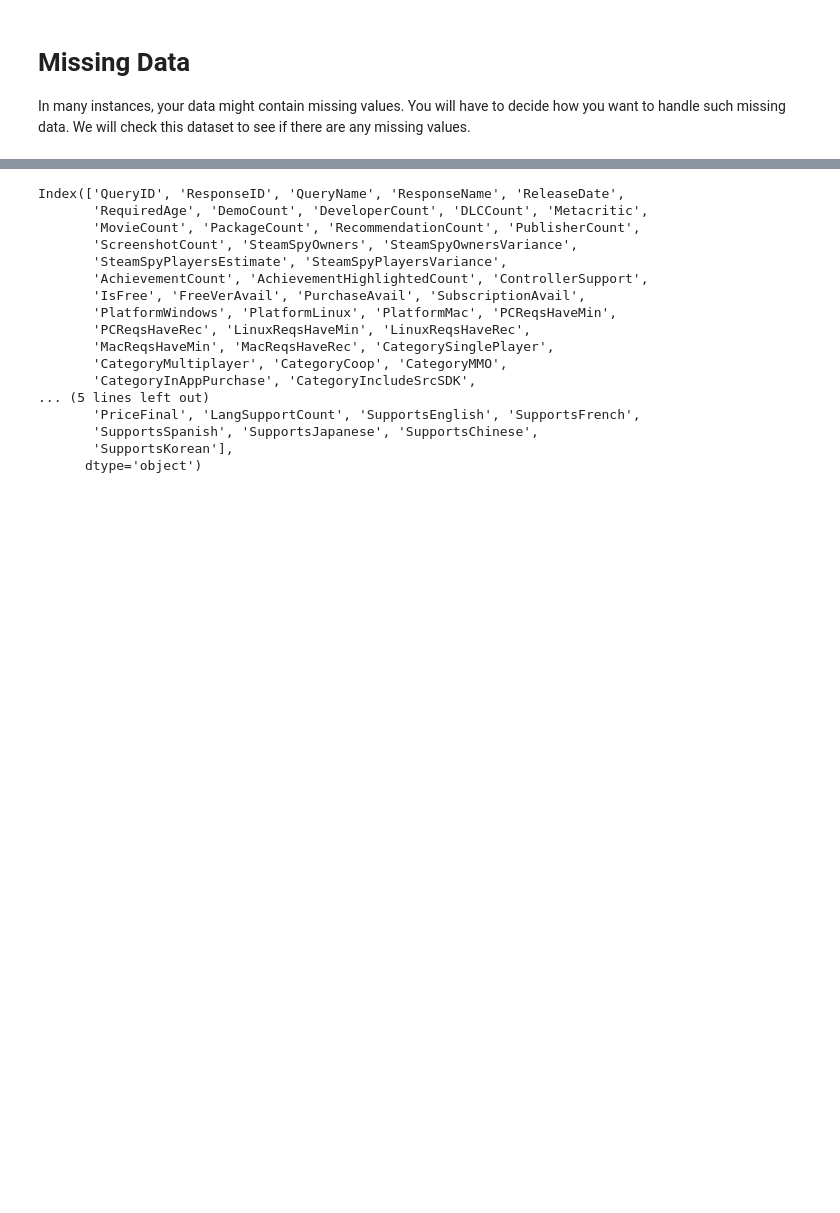
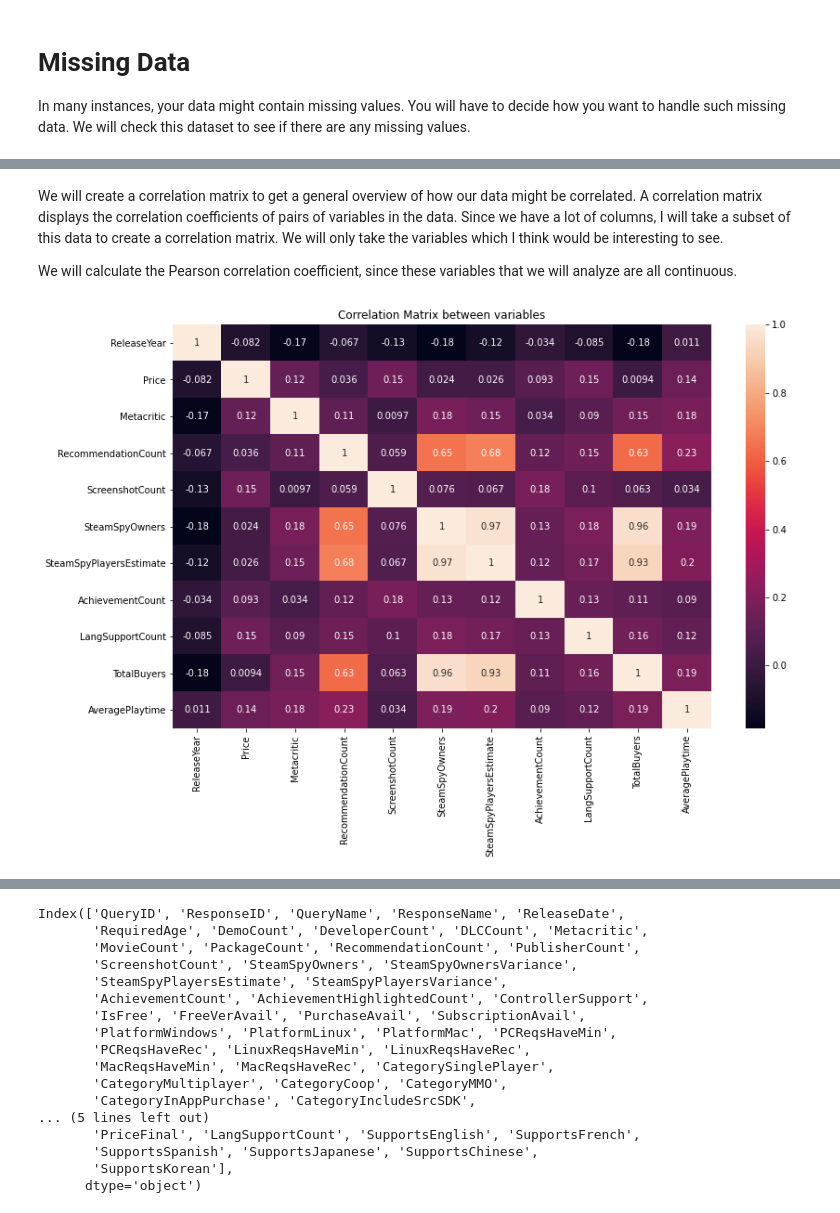
Before and after one commit to Sean-ha/Steam-Data-Analysis, a Jupyter notebook: final.ipynb, the cells around one changed output, grey strips where cells are left out. Drawn from its saved outputs; the diff is of its cells as text; code cells hidden in the pictures; blank space fills up the shorter version.

```diff
--- a/final.ipynb
+++ b/final.ipynb
@@ -156,0 +366,19 @@ With this, we have finished tidying our data. We can move on to the next step. B
+# %% [markdown]
+We will create a correlation matrix to get a general overview of how our data might be correlated. A correlation matrix displays the correlation coefficients of pairs of variables in the data. Since we have a lot of columns, I will take a subset of this data to create a correlation matrix. We will only take the variables which I think would be interesting to see.
+
+We will calculate the Pearson correlation coefficient, since these variables that we will analyze are all continuous.
+# %%
+# Columns to calculate correlation coefficient of
+corr_cols = ['ReleaseYear', 'Price', 'Metacritic', 'RecommendationCount', 'ScreenshotCount', 'SteamSpyOwners',
+             'SteamSpyPlayersEstimate', 'AchievementCount', 'LangSupportCount', 'TotalBuyers', 'AveragePlaytime']
+corr_df = df[corr_cols]
+# %%
+# Create correlation matrix
+corr_matrix = corr_df.corr()
+
+plt.subplots(figsize = (13,8))
+hm = sns.heatmap(corr_matrix, annot=True)
+hm.set_title('Correlation Matrix between variables')
+plt.show()
+# %% [output]
+[figure, added]
```
Also changed, not shown: parts of 58 cells of this notebook, 1 other file.
